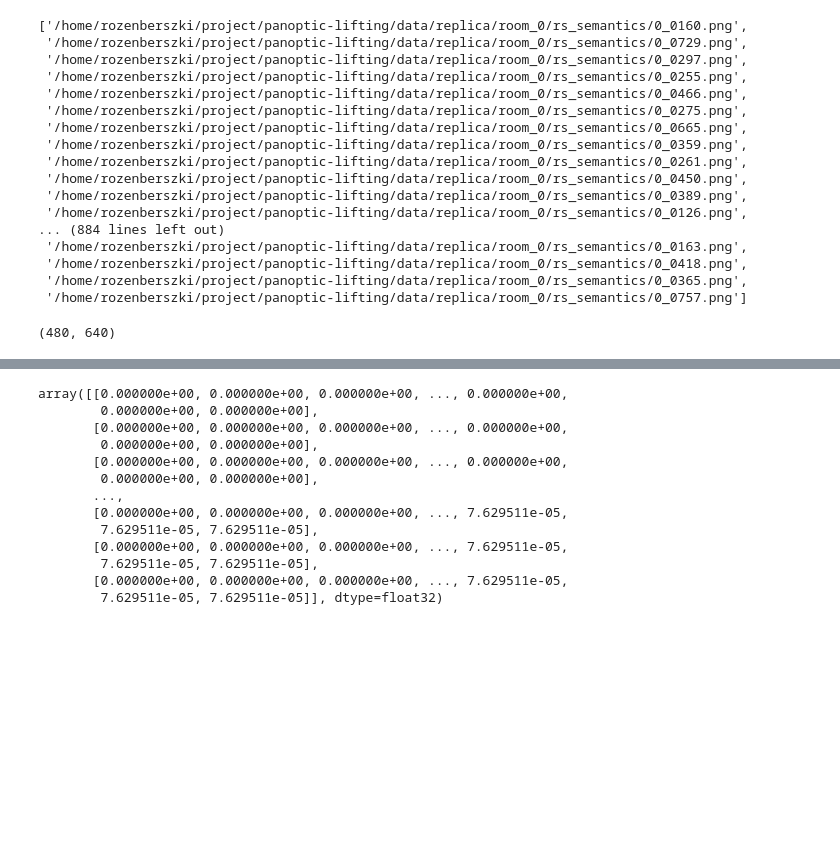
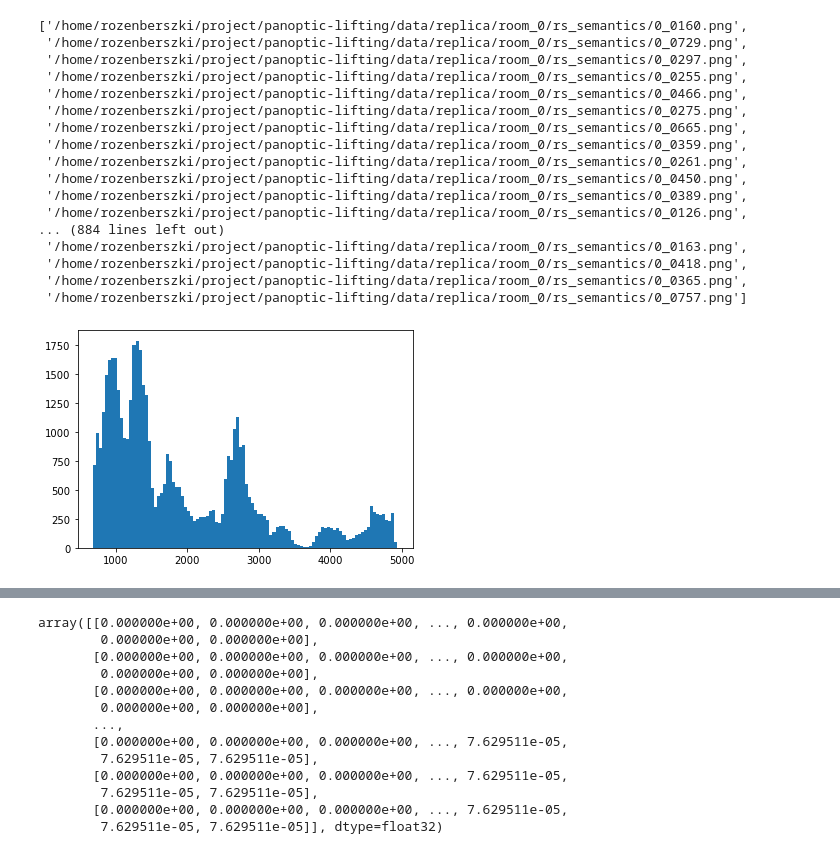
Before and after one commit to JuliusKoerner/panoptic-lifting, a Jupyter notebook: check_images.ipynb, the cells around one changed output, grey strips where cells are left out. Cells and saved outputs as stored; diff of their text form; code cells hidden in the pictures; blank space fills up the shorter version.

```diff
--- a/check_images.ipynb
+++ b/check_images.ipynb
@@ -28,7 +28,10 @@ semantics
  '/home/rozenberszki/project/panoptic-lifting/data/replica/room_0/rs_semantics/0_0418.png',
  '/home/rozenberszki/project/panoptic-lifting/data/replica/room_0/rs_semantics/0_0365.png',
  '/home/rozenberszki/project/panoptic-lifting/data/replica/room_0/rs_semantics/0_0757.png']
-# %%
-plt.imread(semantics[0]).shape
-# %% [output]
-(480, 640)
+# %%
+import cv2
+#cv2.imread('/home/rozenberszki/D_Project/wsnsl/Datasets/data/fe1733741f/iphone/depth/frame_000210.png', cv2.IMREAD_UNCHANGED)
+plt.hist(np.array(cv2.imread('/home/rozenberszki/D_Project/wsnsl/Datasets/data/fe1733741f/iphone/depth/frame_000210.png', cv2.IMREAD_UNCHANGED)).flatten(), bins=100)
+plt.show()
+# %% [output]
+[figure, added]
```
Also changed, not shown: parts of 3 cells of this notebook, 4 other files.
